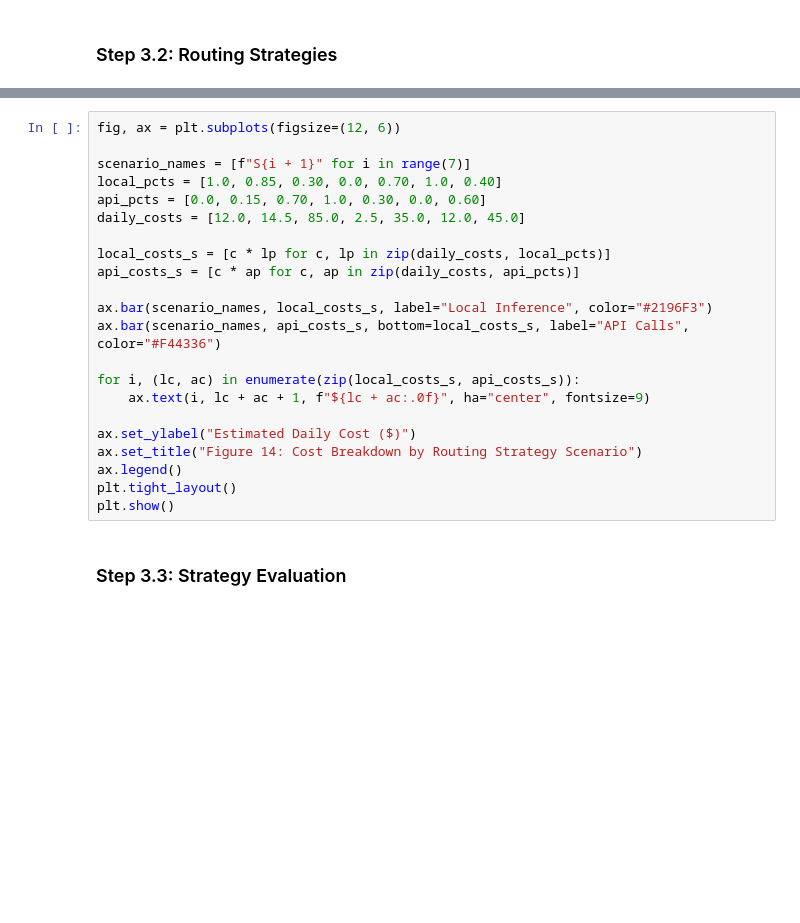
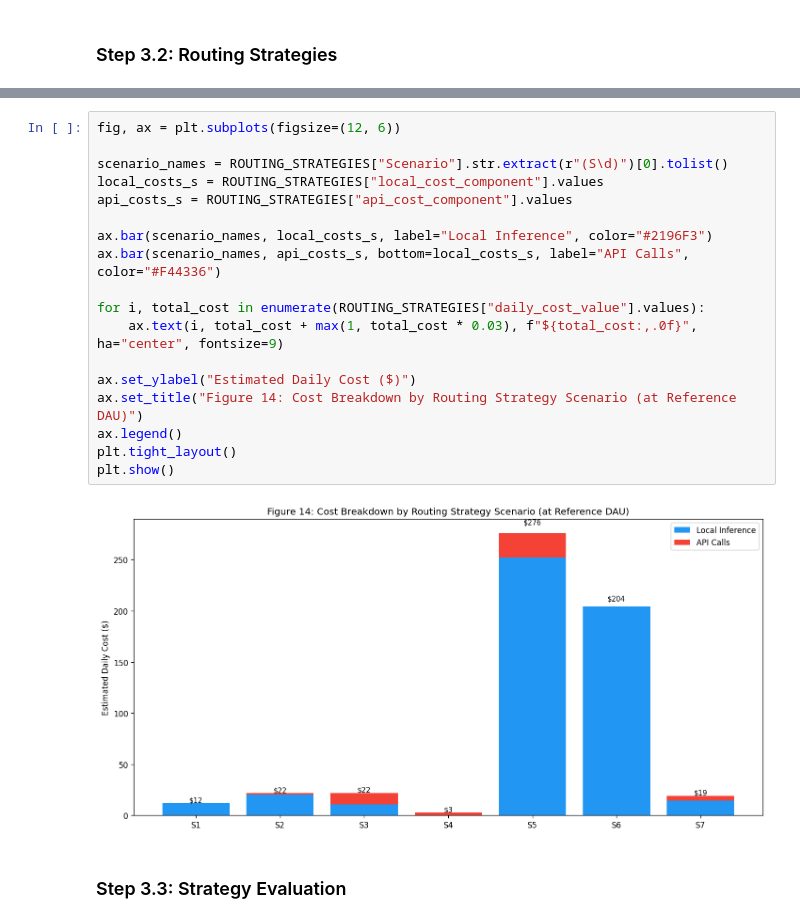
Before and after one commit to Edward-H26/MIRA, a Jupyter notebook: llm_test/multi_model_system.ipynb, the cells around one changed output, grey strips where cells are left out. Cells and saved outputs as stored; diff of their text form; blank space fills up the shorter version.

```diff
--- a/llm_test/multi_model_system.ipynb
+++ b/llm_test/multi_model_system.ipynb
@@ -1870,25 +3295,23 @@ plt.show()
 # %%
 fig, ax = plt.subplots(figsize=(12, 6))
 
-scenario_names = [f"S{i + 1}" for i in range(7)]
-local_pcts = [1.0, 0.85, 0.30, 0.0, 0.70, 1.0, 0.40]
-api_pcts = [0.0, 0.15, 0.70, 1.0, 0.30, 0.0, 0.60]
-daily_costs = [12.0, 14.5, 85.0, 2.5, 35.0, 12.0, 45.0]
-
-local_costs_s = [c * lp for c, lp in zip(daily_costs, local_pcts)]
-api_costs_s = [c * ap for c, ap in zip(daily_costs, api_pcts)]
+scenario_names = ROUTING_STRATEGIES["Scenario"].str.extract(r"(S\d)")[0].tolist()
+local_costs_s = ROUTING_STRATEGIES["local_cost_component"].values
+api_costs_s = ROUTING_STRATEGIES["api_cost_component"].values
 
 ax.bar(scenario_names, local_costs_s, label="Local Inference", color="#2196F3")
 ax.bar(scenario_names, api_costs_s, bottom=local_costs_s, label="API Calls", color="#F44336")
 
-for i, (lc, ac) in enumerate(zip(local_costs_s, api_costs_s)):
-    ax.text(i, lc + ac + 1, f"${lc + ac:.0f}", ha="center", fontsize=9)
+for i, total_cost in enumerate(ROUTING_STRATEGIES["daily_cost_value"].values):
+    ax.text(i, total_cost + max(1, total_cost * 0.03), f"${total_cost:,.0f}", ha="center", fontsize=9)
 
 ax.set_ylabel("Estimated Daily Cost ($)")
-ax.set_title("Figure 14: Cost Breakdown by Routing Strategy Scenario")
+ax.set_title("Figure 14: Cost Breakdown by Routing Strategy Scenario (at Reference DAU)")
 ax.legend()
 plt.tight_layout()
 plt.show()
+# %% [output]
+[figure, added]
 # %% [markdown]
 ### Step 3.3: Strategy Evaluation
 # %%
```
Also changed, not shown: parts of 60 cells of this notebook, 1 other file.
